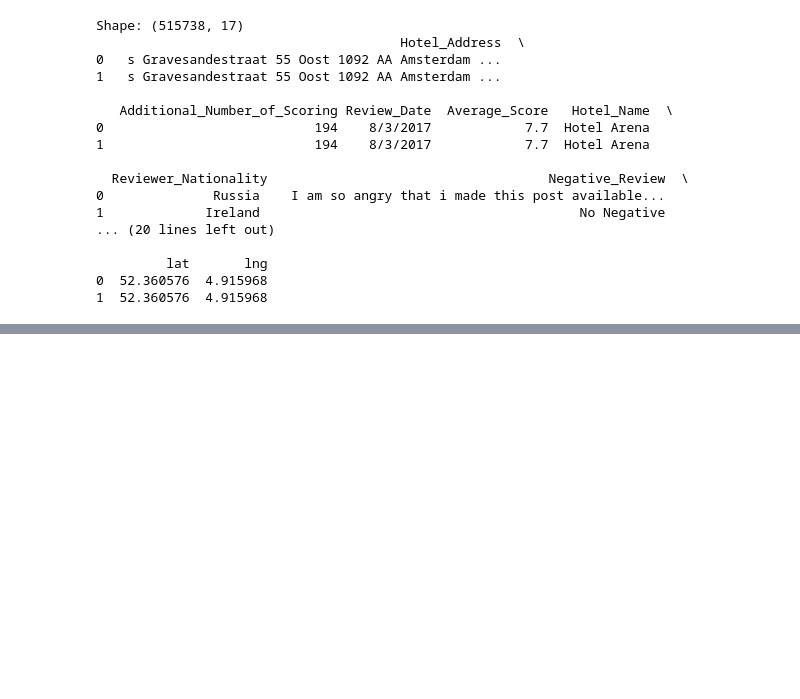
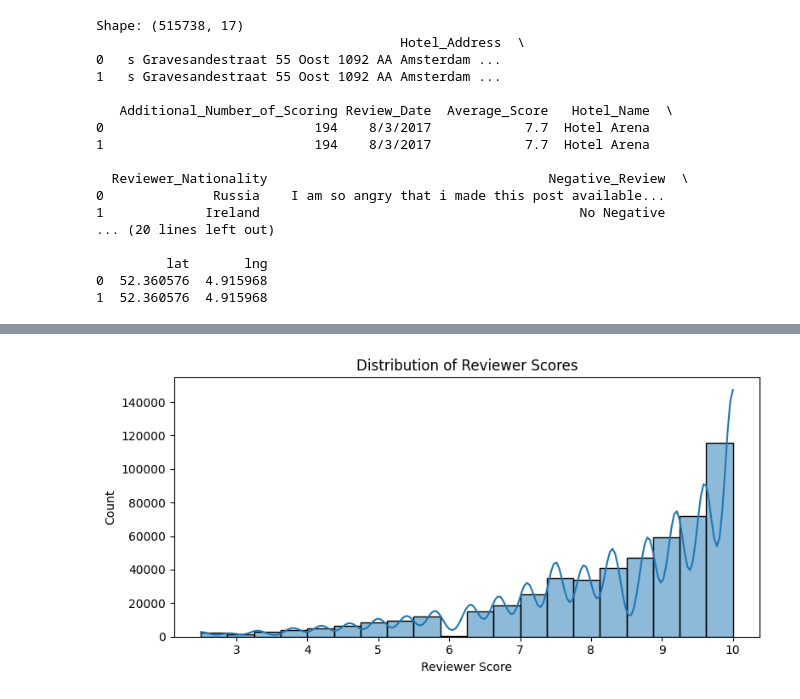
Before and after one commit to Sarahdje/NLP-Project, a Jupyter notebook: notebooks/01_exploration.ipynb, the cells around one changed output, grey strips where cells are left out. Drawn from its saved outputs; the diff is of its cells as text; code cells hidden in the pictures; blank space fills up the shorter version.

```diff
--- a/notebooks/01_exploration.ipynb
+++ b/notebooks/01_exploration.ipynb
@@ -79 +124,13 @@ Name: count, dtype: int64
+# %%
+# ── 5. VISUALISATION — Distribution des Reviewer_Score ───────
+plt.figure(figsize=(8, 4))
+sns.histplot(df['Reviewer_Score'], bins=20, kde=True)
+plt.title('Distribution of Reviewer Scores')
+plt.xlabel('Reviewer Score')
+plt.ylabel('Count')
+plt.tight_layout()
+plt.savefig('../results/visualizations/rating_distribution.png')
+plt.show()
+# %% [output]
+[figure, added]
 # %%
```
Also changed, not shown: parts of 10 cells of this notebook, 33 other files.
